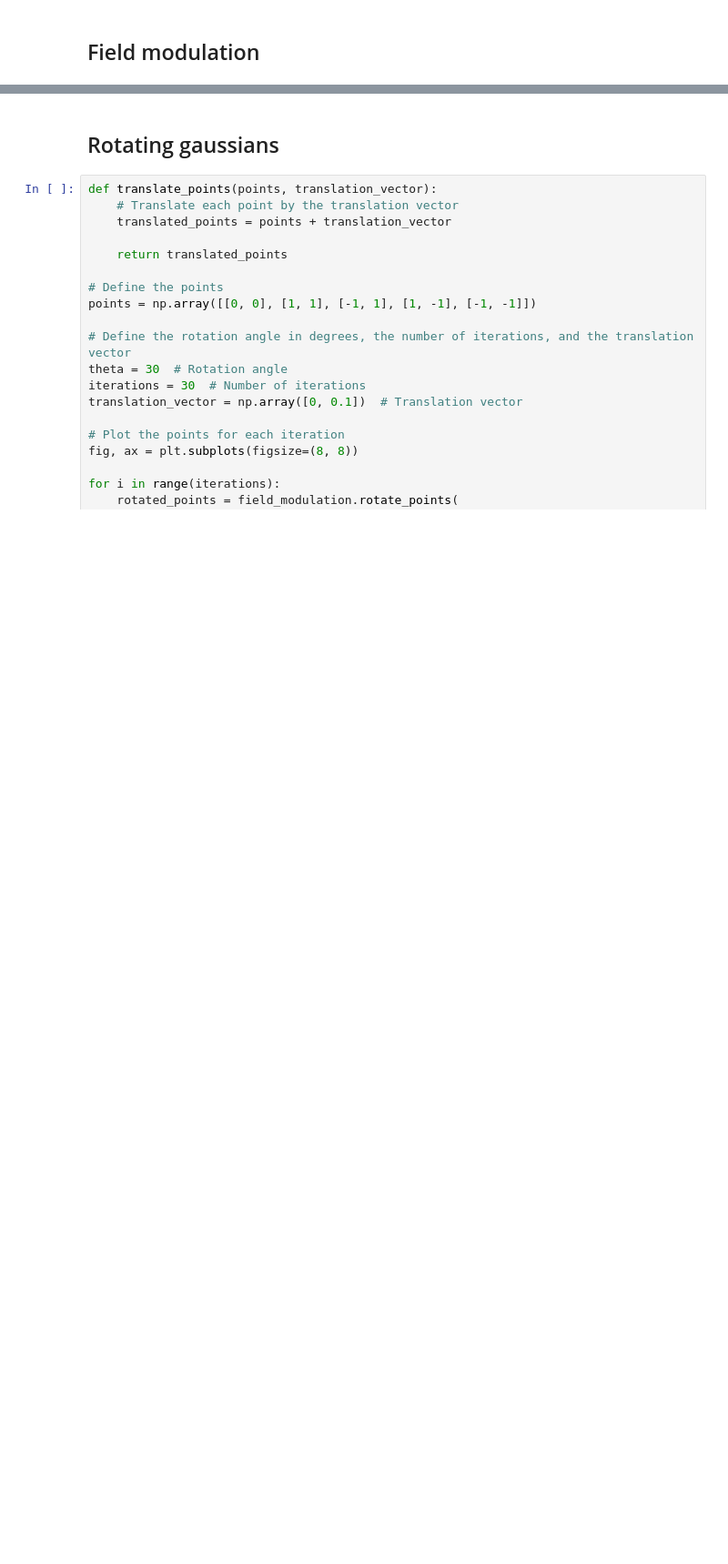
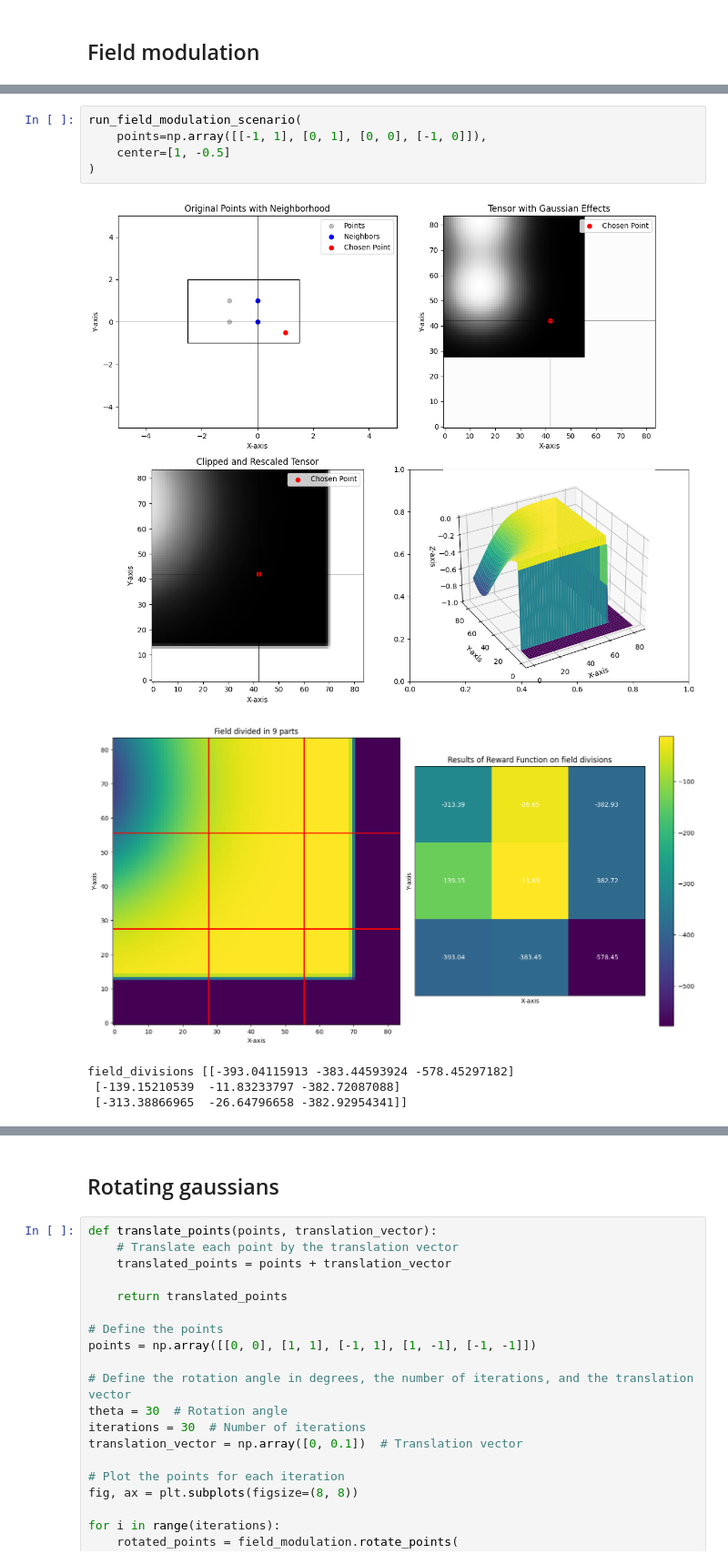
Before and after one commit to alexandru-dochian/multi_agent_framework, a Jupyter notebook: analytics.ipynb, the cells around one changed output, grey strips where cells are left out. Shown at 91% size. Saved outputs shown, nothing was run; the diff lists cells and outputs as text; blank space fills up the shorter version.

```diff
--- a/analytics.ipynb
+++ b/analytics.ipynb
@@ -277,5 +299,16 @@ def run_field_modulation_scenario(points: np.array, center: list[float]):
     )
 
     run_hill_climbing(field_limited_zoomed)
+# %%
+run_field_modulation_scenario(
+    points=np.array([[-1, 1], [0, 1], [0, 0], [-1, 0]]),
+    center=[1, -0.5]
+)
+# %% [output]
+[figure, added]
+[figure, added]
+field_divisions [[-393.04115913 -383.44593924 -578.45297182]
+ [-139.15210539  -11.83233797 -382.72087088]
+ [-313.38866965  -26.64796658 -382.92954341]]
 # %%
 run_field_modulation_scenario(
```
Also changed, not shown: parts of 4 cells of this notebook, 9 other files.
